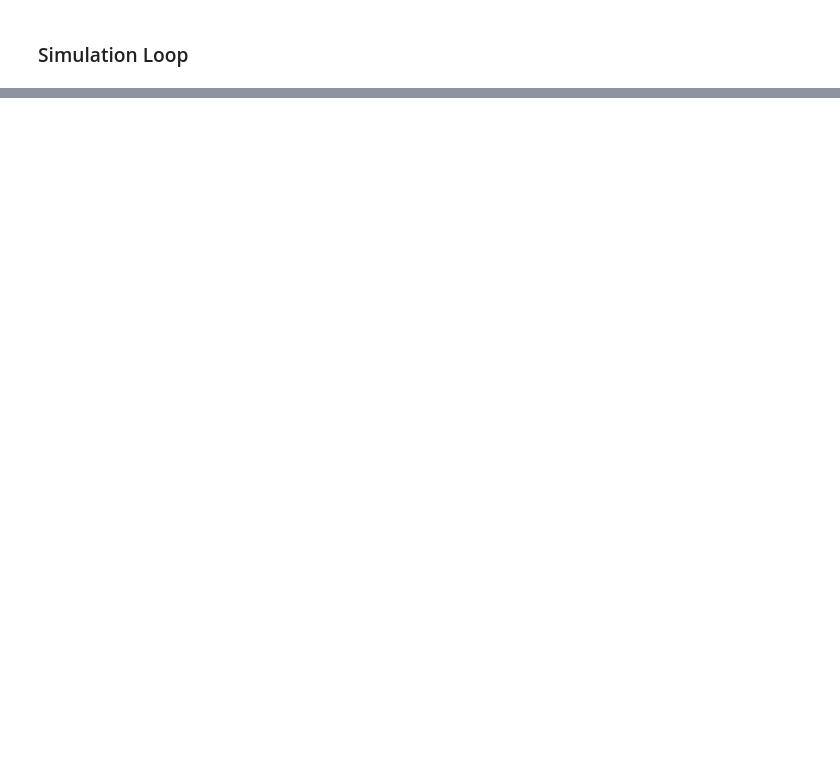
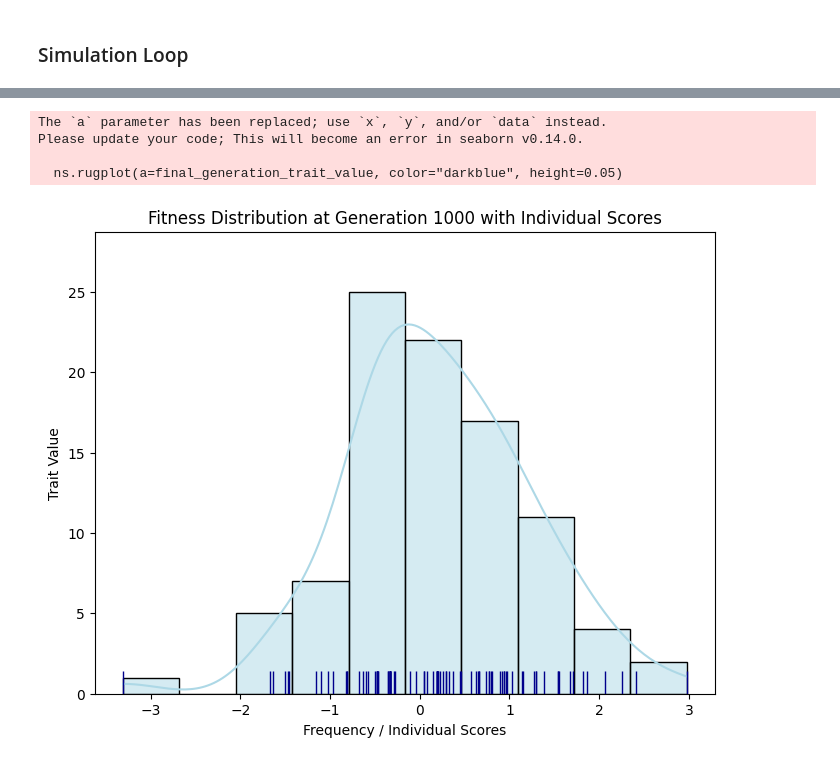
Before and after one commit to ElizabethFrankWebb/USRI-2026, a Jupyter notebook: Individual_Base_Model_2.ipynb, the cells around one changed output, grey strips where cells are left out. Saved outputs shown, nothing was run; the diff lists cells and outputs as text; code cells hidden in the pictures; blank space fills up the shorter version.

```diff
--- a/Individual_Base_Model_2.ipynb
+++ b/Individual_Base_Model_2.ipynb
@@ -367,0 +390,22 @@ Please update your code; This will become an error in seaborn v0.14.0.
+# %%
+#ploting Trait Value for the population
+
+final_generation_trait_value = trait_value_history[-1]
+
+if len(final_generation_trait_value) > 0:
+    plt.figure(figsize=(8, 6))
+    ns.histplot(data=final_generation_trait_value, bins=10, kde=True, color="lightblue")
+    # Add rugplot to show individual fitness scores
+    ns.rugplot(a=final_generation_trait_value, color="darkblue", height=0.05)
+    plt.title(f"Fitness Distribution at Generation {generation} with Individual Scores")
+    plt.xlabel("Frequency / Individual Scores")
+    plt.ylabel("Trait Value")
+    plt.show()
+else:
+    print(f"Population went extinct before or at Generation {generation}. No fitness data to plot.")
+# %% [output]
+The `a` parameter has been replaced; use `x`, `y`, and/or `data` instead.
+Please update your code; This will become an error in seaborn v0.14.0.
+
+  ns.rugplot(a=final_generation_trait_value, color="darkblue", height=0.05)
+[figure, added]
```
Also changed, not shown: parts of 5 cells of this notebook.
